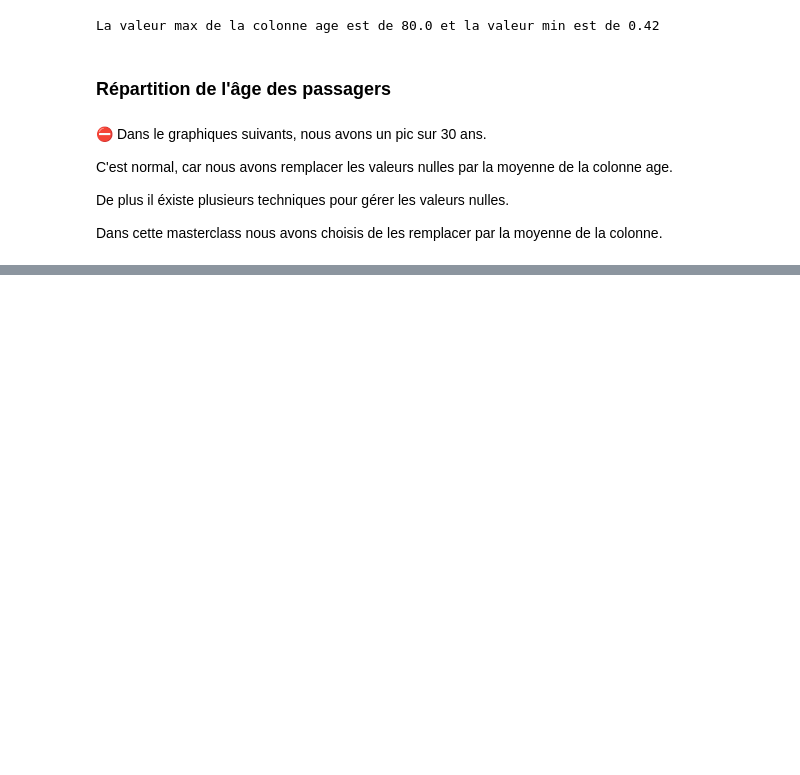
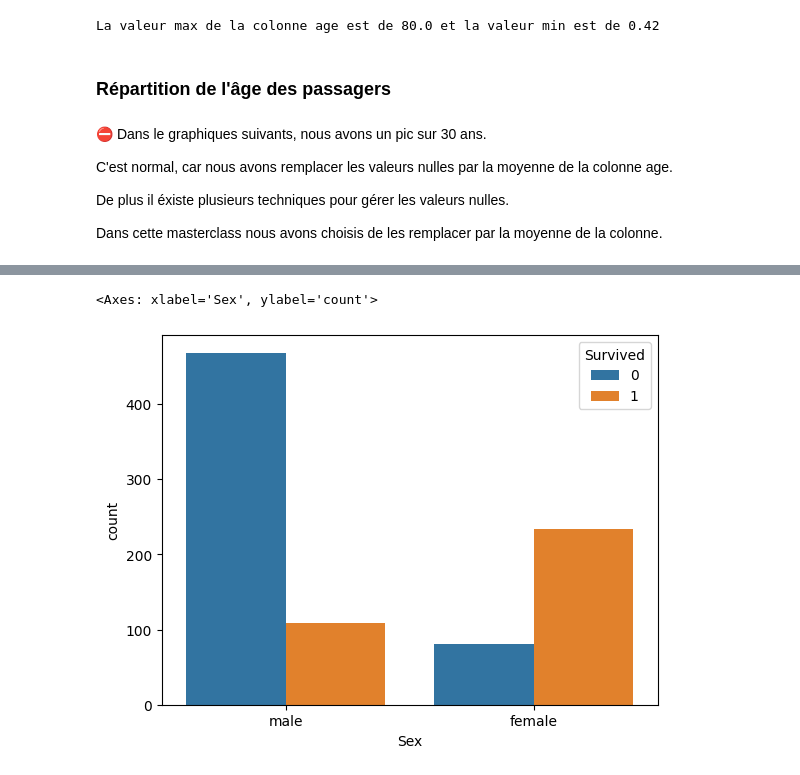
Before and after one commit to logan974/DataCupChallengeLoganFork, a Jupyter notebook: MasterClass_2/Cours2.ipynb, the cells around one changed output, grey strips where cells are left out. Drawn from its saved outputs; the diff is of its cells as text; code cells hidden in the pictures; blank space fills up the shorter version.

```diff
--- a/MasterClass_2/Cours2.ipynb
+++ b/MasterClass_2/Cours2.ipynb
@@ -736,0 +749,6 @@ plt.show()
+# %%
+# Pour la premiere question, nous pouvons faire un graphique de la distribution de la survie en fonction du sexe
+sns.countplot(x='Sex', hue='Survived', data=df_titanic)
+# %% [output]
+<Axes: xlabel='Sex', ylabel='count'>
+[figure, added]
```
Also changed, not shown: parts of 31 cells of this notebook, 3 other files.
